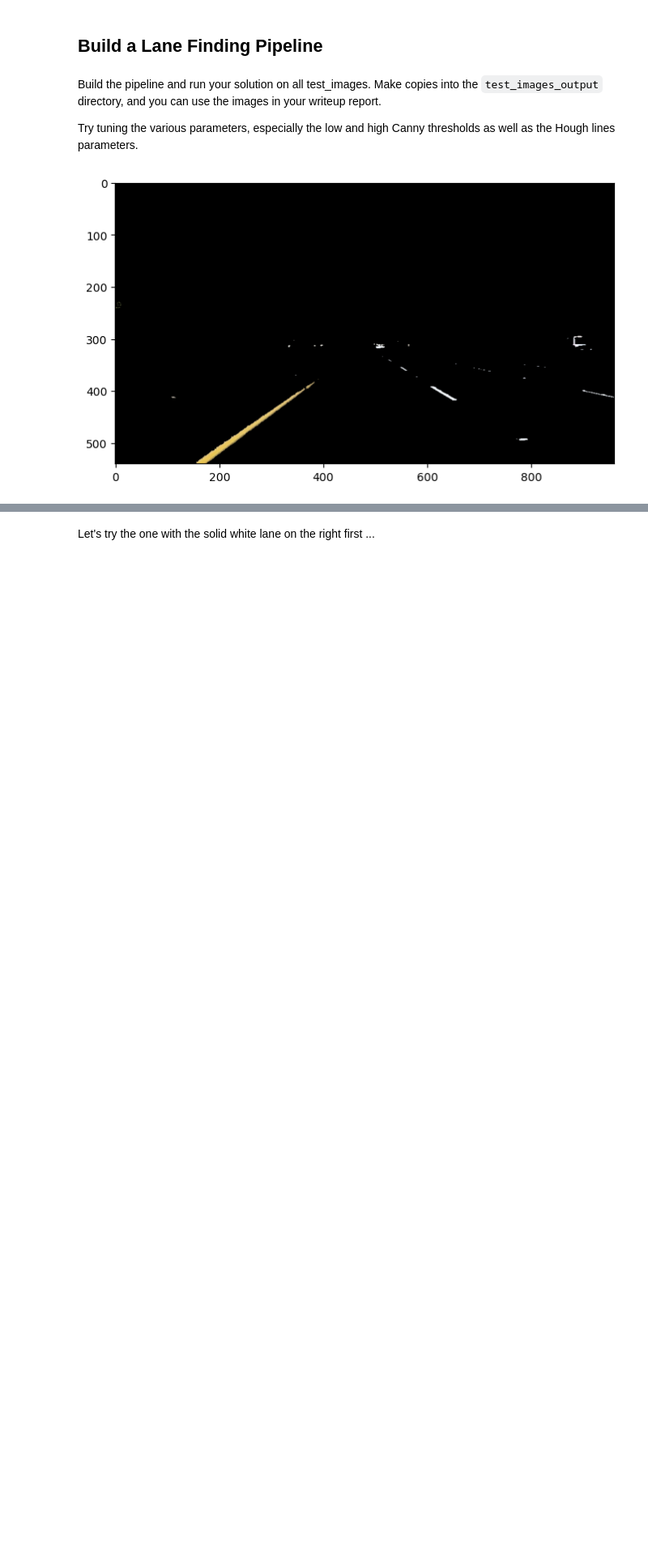
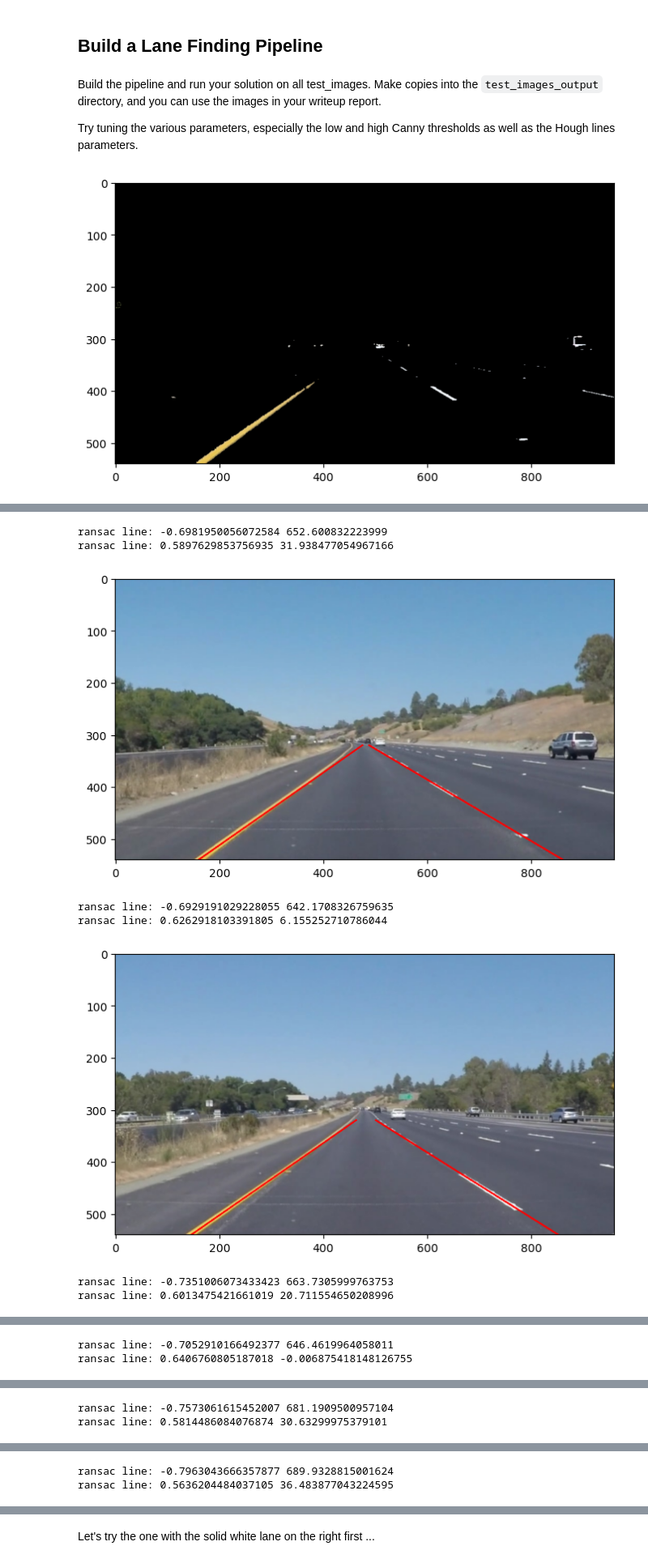
Before and after one commit to bluebarryz/Lane-Detection-CV, a Jupyter notebook: P1.ipynb, the cells around one changed output, grey strips where cells are left out. Shown at 81% size. Cells and saved outputs as stored; diff of their text form; code cells hidden in the pictures; blank space fills up the shorter version.

Commit message:
output directory images

```diff
--- a/P1.ipynb
+++ b/P1.ipynb
@@ -262,33 +262,33 @@ def LanePipeline(image):
     gray = convertToGrayscale(colour_thresholding(image))
     canny_img = canny(gray.astype(np.uint8), 0.2, 0.8)
     roi = region_of_interest(canny_img, ROI_VERTICES)
-    displayImage(roi)
-    print("roi shape: ", roi.shape)
+    # displayImage(roi)
+    # print("roi shape: ", roi.shape)
 
     hough_line_segments = cv2.HoughLinesP(roi, rho = 1,theta = 1*np.pi/90,threshold = 5,minLineLength = 5,maxLineGap = 20)
-    line_img = np.zeros((roi.shape[0], roi.shape[1], 3), dtype=np.uint8)
-    draw_lines(line_img, hough_line_segments, thickness=1)
-    displayImage(line_img)
+    # line_img = np.zeros((roi.shape[0], roi.shape[1], 3), dtype=np.uint8)
+    # draw_lines(line_img, hough_line_segments, thickness=1)
+    # displayImage(line_img)
 
     hough_line_segments = hough_line_segments.reshape(hough_line_segments.shape[0], hough_line_segments.shape[2])
-    print(hough_line_segments.shape)
+    # print(hough_line_segments.shape)
 
     left_mask = (hough_line_segments[:, 0] < img_w / 2) & (hough_line_segments[:, 2] < img_w/2)
     left_segments = hough_line_segments[left_mask]
-    print(left_segments.shape)
+    # print(left_segments.shape)
 
     right_mask = (hough_line_segments[:, 0] > img_w/2) & (hough_line_segments[:, 2] > img_w/2)
     right_segments = hough_line_segments[right_mask]
-    print(right_segments.shape)
+    # print(right_segments.shape)
 
     left_points = left_segments.reshape(-1, 2)
     right_points = right_segments.reshape(-1, 2)
 
     slope_left, intercept_left = getRansacLine(left_points)
-    print("left:", slope_left, intercept_left)
+    # print("left:", slope_left, intercept_left)
 
     slope_right, intercept_right = getRansacLine(right_points)
-    print("right:", slope_right, intercept_right)
+    # print("right:", slope_right, intercept_right)
 
     left_x1 = getXgivenY(slope_left, intercept_left, img_h)
     left_x2 = getXgivenY(slope_left, intercept_left, 320)
@@ -298,7 +298,8 @@ def LanePipeline(image):
 
     draw_lines(image, [[[left_x1, img_h, left_x2, 320]]])
     draw_lines(image, [[[right_x1, 320, right_x2, img_h]]])
-    displayImage(image)
+    return image
+    # displayImage(image)
 # %%
 LanePipeline(image)
 # %% [output]
@@ -318,0 +325,18 @@ right: 0.5897629853756935 31.938477054967166
+# %%
+output_dir = "test_images_output"
+for img in os.listdir("test_images/"):
+    img_path = f'test_images/{img}'
+    image = np.copy(mpimg.imread(img_path))
+    processed_image = LanePipeline(image)
+    output_img_path = os.path.join(output_dir, img)
+    mpimg.imsave(output_img_path, processed_image)
+    displayImage(processed_image)
+# %% [output]
+ransac line: -0.6981950056072584 652.600832223999
+ransac line: 0.5897629853756935 31.938477054967166
+[figure, added]
+ransac line: -0.6929191029228055 642.1708326759635
+ransac line: 0.6262918103391805 6.155252710786044
+[figure, added]
+ransac line: -0.7351006073433423 663.7305999763753
+ransac line: 0.6013475421661019 20.711554650208996
@@ -318,0 +344,2 @@ right: 0.5897629853756935 31.938477054967166
+ransac line: -0.7052910166492377 646.4619964058011
+ransac line: 0.6406760805187018 -0.006875418148126755
@@ -318,0 +347,2 @@ right: 0.5897629853756935 31.938477054967166
+ransac line: -0.7573061615452007 681.1909500957104
+ransac line: 0.5814486084076874 30.63299975379101
@@ -318,0 +350,2 @@ right: 0.5897629853756935 31.938477054967166
+ransac line: -0.7963043666357877 689.9328815001624
+ransac line: 0.5636204484037105 36.483877043224595
```
Also changed, not shown: parts of 5 cells of this notebook.
